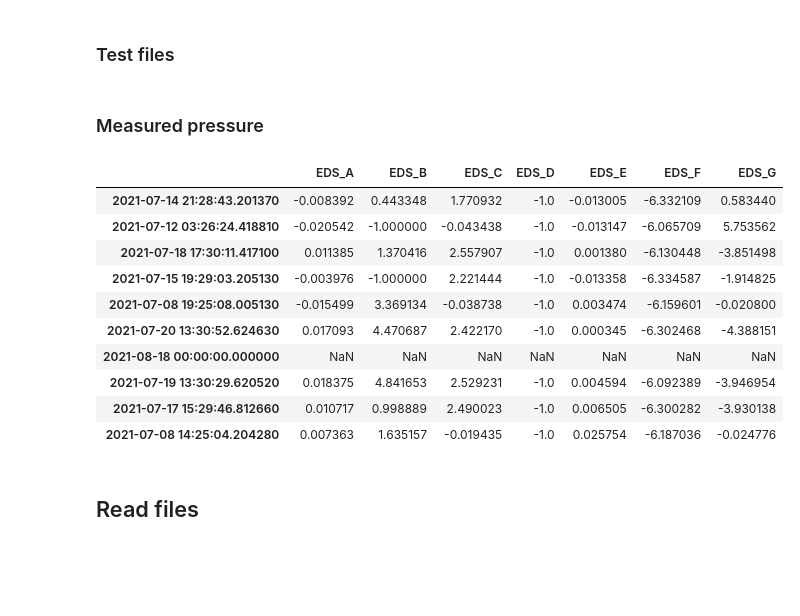
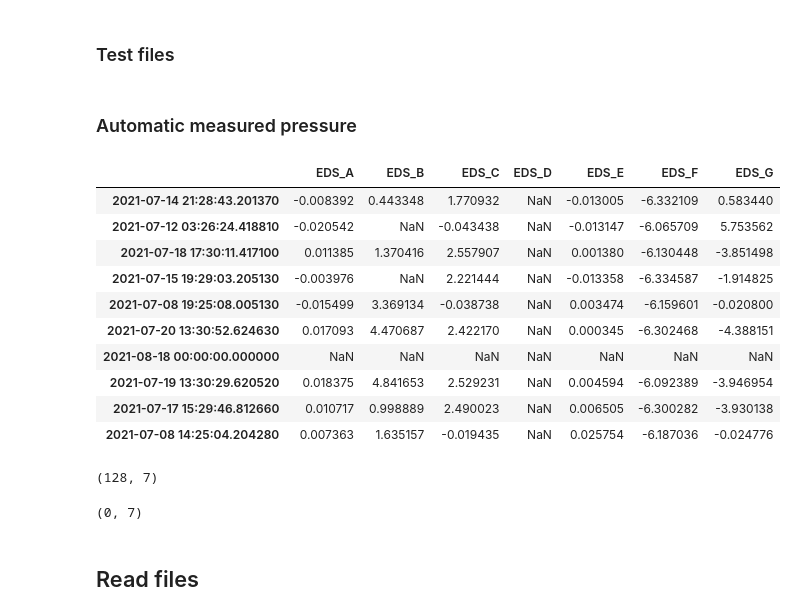
Before and after one commit to PAYEUR/spundsteif, a Jupyter notebook: 03_pressures.ipynb, the cells around one changed output. Drawn from its saved outputs; the diff is of its cells as text; code cells hidden in the pictures; blank space fills up the shorter version.

Commit message:
writing sensors and pressures

```diff
--- a/03_pressures.ipynb
+++ b/03_pressures.ipynb
@@ -76,27 +76,36 @@ TESTS_FILES_NAMES = ['./test/1_data_test_01.ASC',
 
 TEST_HAND = './test/df_hand_test.csv'
 # %% [markdown]
-### Measured pressure
+### Automatic measured pressure
 # %%
-df_measured_pressure = sensors.get_data(list_files_names=TESTS_FILES_NAMES,
-                                        structure_data=STRUCTURE_DATA,
-                                        file_name_df_hand=TEST_HAND)
+df_automatic_pressure = sensors.get_data(list_files_names=TESTS_FILES_NAMES,
+                                         structure_data=STRUCTURE_DATA,
+                                         file_name_df_hand=TEST_HAND)
 
-df_measured_pressure = df_measured_pressure.loc[:,df_measured_pressure.columns.str.startswith('EDS')]
+df_automatic_pressure = df_automatic_pressure.loc[:,df_automatic_pressure.columns.str.startswith('EDS')]
 # %%
-df_measured_pressure.sample(10, random_state=0)
+df_automatic_pressure.sample(10, random_state=0)
 # %% [output]
 |  | EDS_A | EDS_B | EDS_C | EDS_D | EDS_E | EDS_F | EDS_G |
-| 2021-07-14 21:28:43.201370 | -0.008392 | 0.443348 | 1.770932 | -1.0 | -0.013005 | -6.332109 | 0.583440 |
-| 2021-07-12 03:26:24.418810 | -0.020542 | -1.000000 | -0.043438 | -1.0 | -0.013147 | -6.065709 | 5.753562 |
-| 2021-07-18 17:30:11.417100 | 0.011385 | 1.370416 | 2.557907 | -1.0 | 0.001380 | -6.130448 | -3.851498 |
-| 2021-07-15 19:29:03.205130 | -0.003976 | -1.000000 | 2.221444 | -1.0 | -0.013358 | -6.334587 | -1.914825 |
-| 2021-07-08 19:25:08.005130 | -0.015499 | 3.369134 | -0.038738 | -1.0 | 0.003474 | -6.159601 | -0.020800 |
-| 2021-07-20 13:30:52.624630 | 0.017093 | 4.470687 | 2.422170 | -1.0 | 0.000345 | -6.302468 | -4.388151 |
+| 2021-07-14 21:28:43.201370 | -0.008392 | 0.443348 | 1.770932 | NaN | -0.013005 | -6.332109 | 0.583440 |
+| 2021-07-12 03:26:24.418810 | -0.020542 | NaN | -0.043438 | NaN | -0.013147 | -6.065709 | 5.753562 |
+| 2021-07-18 17:30:11.417100 | 0.011385 | 1.370416 | 2.557907 | NaN | 0.001380 | -6.130448 | -3.851498 |
+| 2021-07-15 19:29:03.205130 | -0.003976 | NaN | 2.221444 | NaN | -0.013358 | -6.334587 | -1.914825 |
+| 2021-07-08 19:25:08.005130 | -0.015499 | 3.369134 | -0.038738 | NaN | 0.003474 | -6.159601 | -0.020800 |
+| 2021-07-20 13:30:52.624630 | 0.017093 | 4.470687 | 2.422170 | NaN | 0.000345 | -6.302468 | -4.388151 |
 | 2021-08-18 00:00:00.000000 | NaN | NaN | NaN | NaN | NaN | NaN | NaN |
-| 2021-07-19 13:30:29.620520 | 0.018375 | 4.841653 | 2.529231 | -1.0 | 0.004594 | -6.092389 | -3.946954 |
-| 2021-07-17 15:29:46.812660 | 0.010717 | 0.998889 | 2.490023 | -1.0 | 0.006505 | -6.300282 | -3.930138 |
-| 2021-07-08 14:25:04.204280 | 0.007363 | 1.635157 | -0.019435 | -1.0 | 0.025754 | -6.187036 | -0.024776 |
+| 2021-07-19 13:30:29.620520 | 0.018375 | 4.841653 | 2.529231 | NaN | 0.004594 | -6.092389 | -3.946954 |
+| 2021-07-17 15:29:46.812660 | 0.010717 | 0.998889 | 2.490023 | NaN | 0.006505 | -6.300282 | -3.930138 |
+| 2021-07-08 14:25:04.204280 | 0.007363 | 1.635157 | -0.019435 | NaN | 0.025754 | -6.187036 | -0.024776 |
+# %%
+df_automatic_pressure.shape
+# %% [output]
+(128, 7)
+# %%
+df2 = df_automatic_pressure.dropna()
+df2.shape
+# %% [output]
+(0, 7)
 # %% [markdown]
 ## Read files
 # %% [markdown]
```
Also changed, not shown: parts of 12 cells of this notebook, 8 other files.
